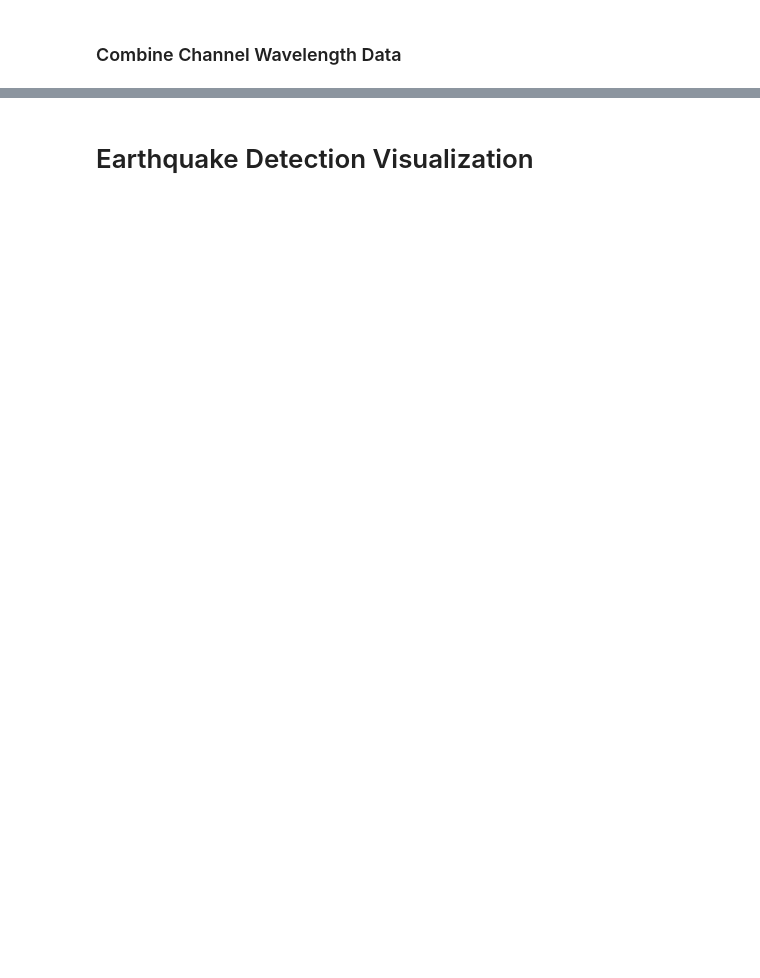
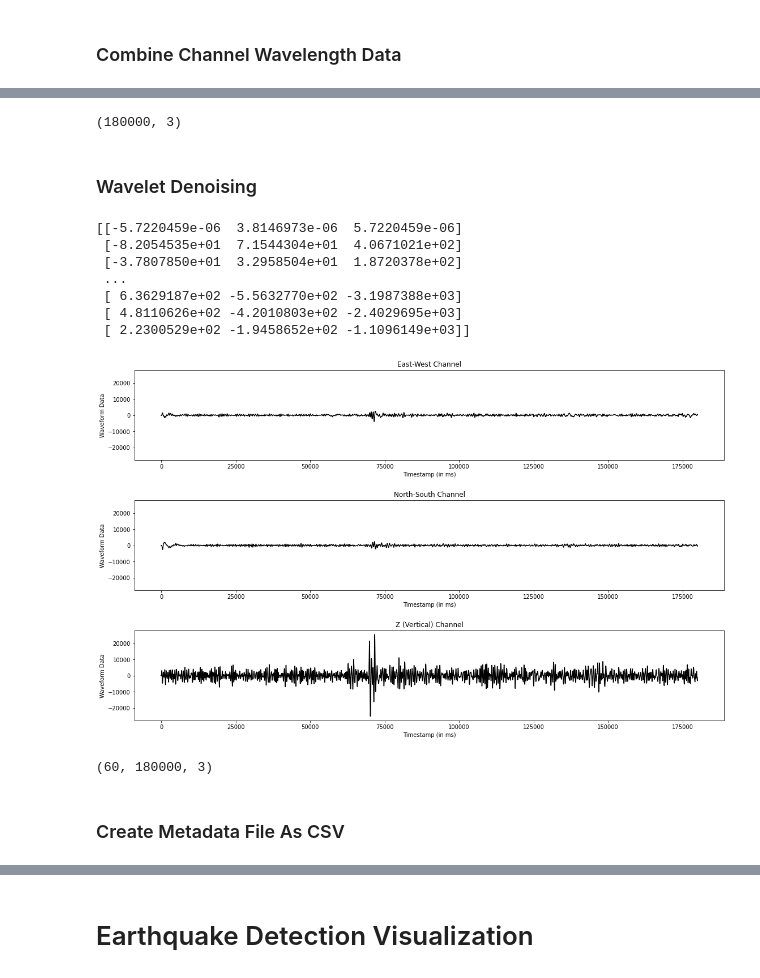
Before and after one commit to arwani-code/KampitaId, a Jupyter notebook: ML_pipeline/Pipeline Data Earthquake.ipynb, the cells around one changed output, grey strips where cells are left out. Saved outputs shown, nothing was run; the diff lists cells and outputs as text; code cells hidden in the pictures; blank space fills up the shorter version.

```diff
--- a/ML_pipeline/Pipeline Data Earthquake.ipynb
+++ b/ML_pipeline/Pipeline Data Earthquake.ipynb
@@ -472,0 +467,53 @@ np.savez_compressed('data_wavelength.npz', full_data_wavelength[:3])
+# %%
+test_plot_data.shape
+# %% [output]
+(180000, 3)
+# %% [markdown]
+### Wavelet Denoising
+# %%
+def wavelet_denoising(data, thresholding_method='BayesShrink', wavelet_name='db1'):
+    def BayesShrink():
+        im_bayes = denoise_wavelet(data, wavelet=wavelet_name,
+                                   channel_axis=-1,
+                                   method='BayesShrink', mode='soft', wavelet_levels=4,
+                                   rescale_sigma=True)
+        return im_bayes
+
+    def VisuShrink():
+        sigma_est = estimate_sigma(data, channel_axis=-1, average_sigmas=True)
+        im_visu = denoise_wavelet(data, wavelet=wavelet_name,
+                                  channel_axis=-1,
+                                  method='VisuShrink', mode='soft', wavelet_levels=4,
+                                  sigma=sigma_est, rescale_sigma=True)
+
+        return im_visu
+
+    if thresholding_method == 'BayesShrink':
+        return BayesShrink()
+    elif thresholding_method == 'VisuShrink':
+        return VisuShrink()
+# %%
+full_channel_list_full_processing = [np.empty(full_channel_list_detrend_resample100hz[0].shape)] * len(full_channel_list_detrend_resample100hz)
+
+for i in range(len(full_channel_list_full_processing)):
+    full_channel_list_full_processing[i] = wavelet_denoising(full_channel_list_detrend_resample100hz[i], wavelet_name='db6')
+test_plot_data = full_channel_list_full_processing[1]
+print(test_plot_data)
+plot_channel_waveform(test_plot_data, waveform_max=test_plot_data.shape[0])
+# %% [output]
+[[-5.7220459e-06  3.8146973e-06  5.7220459e-06]
+ [-8.2054535e+01  7.1544304e+01  4.0671021e+02]
+ [-3.7807850e+01  3.2958504e+01  1.8720378e+02]
+ ...
+ [ 6.3629187e+02 -5.5632770e+02 -3.1987388e+03]
+ [ 4.8110626e+02 -4.2010803e+02 -2.4029695e+03]
+ [ 2.2300529e+02 -1.9458652e+02 -1.1096149e+03]]
+[figure, added]
+# %%
+full_data_wavelength = np.array(full_channel_list_full_processing)
+# print(full_data_wavelength)
+full_data_wavelength.shape
+# %% [output]
+(60, 180000, 3)
+# %% [markdown]
+### Create Metadata File As CSV
```
Also changed, not shown: parts of 53 cells of this notebook, 2 other files.
